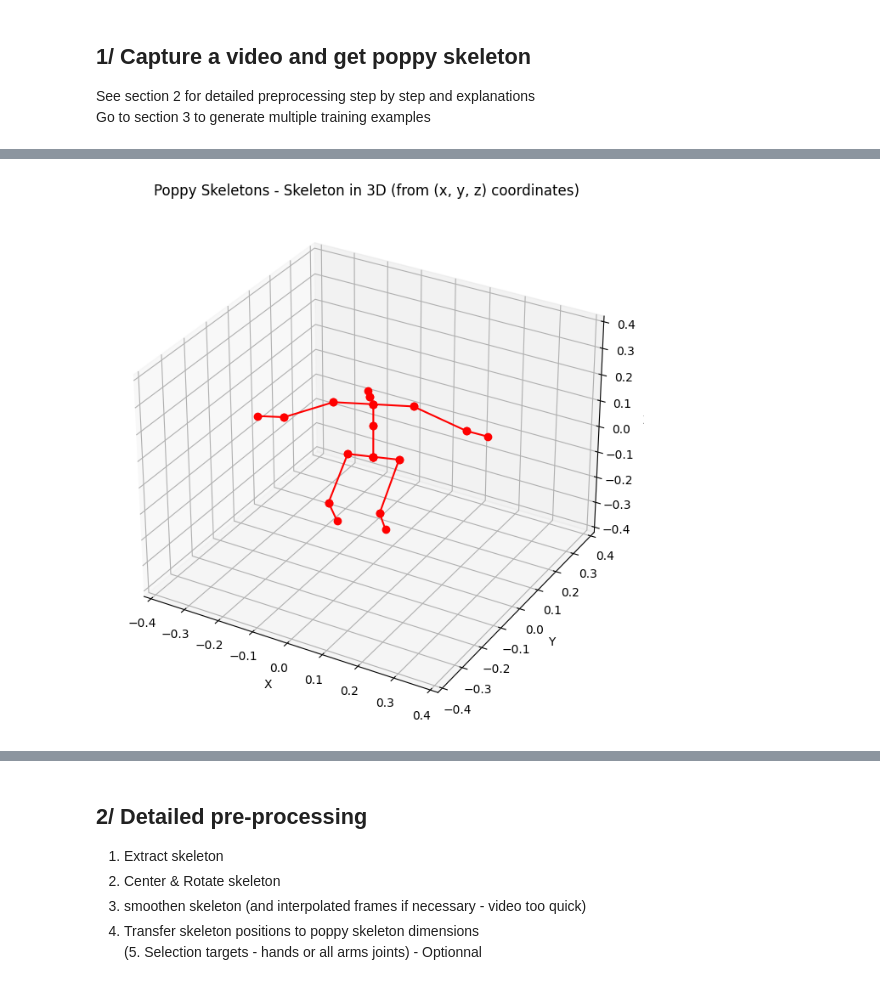
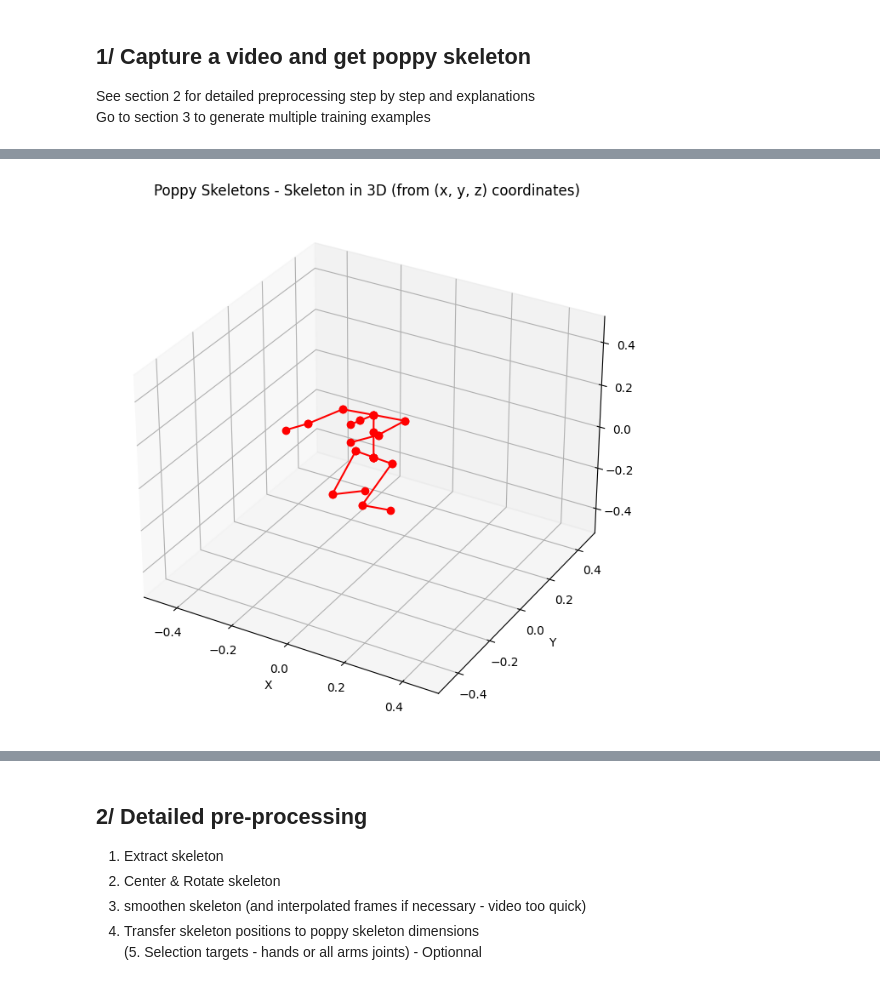
Before and after one commit to anaele-paris/Poppy, a Jupyter notebook: video_capturing.ipynb, the cells around one changed output, grey strips where cells are left out. Drawn from its saved outputs; the diff is of its cells as text; code cells hidden in the pictures.

```diff
--- a/video_capturing.ipynb
+++ b/video_capturing.ipynb
@@ -558,26 +584,26 @@ Image dimensions: (480, 640, 3)
 # %%
 # GET POPPY SKELETONS
 
 # Choose video file
-path = './resources/'
+path = './resources/' # './resources/sample_videos/'
 # file = 'mai1.mov'
-file = 'anaele_hoolahoop.mp4' # anaele_kneel_down.mp4  anaele_twist.mp4 anaele_hoolahoop.mp4
-# file = 'output.mp4'
+# file = 'anaele_bent_arms_3.mp4' # 'anaele_hoolahoop.mp4' # anaele_kneel_down.mp4  anaele_twist.mp4 anaele_hoolahoop.mp4
+file = filename
 video = path + file
 
 # Extract humain skeleton from video and preprocess
 skeletons = blazepose_skeletons(video)
 topology = [0, 0, 1, 2, 0, 4, 5, 0, 7, 8, 9, 8, 11, 12, 8, 14, 15] # connections between joints (see bellow)
-skeletons_pp = preprocess_skeletons(skeletons, topology, alpha= np.pi/4 ,ref_joint = 8 , smoothing_n=4, interpolation_factor = 1 )
+skeletons_pp = preprocess_skeletons(skeletons, topology, angle= np.pi/4 ,ref_joint = 0 , smoothing_n=4, interpolation_factor = 1 )
 torch.save(skeletons_pp, path + file[:-4] + '_skeletons.pt')
 plot_skeletons_video_xyz(skeletons_pp, topology, proportionnal=1, title='Preprocessed HUMAN Skeletons - ')
 
 # Get Poppy target skeleton from human skeleton
 poppy_lengths = torch.Tensor([0.0, 0.07, 0.18, 0.19, 0.07, 0.18, 0.19, 0.12, 0.08, 0.07, 0.05, 0.1, 0.15, 0.13, 0.1, 0.15, 0.13])
-poppy_skeletons = get_poppy_skeletons(skeletons, topology, poppy_lengths)
+poppy_skeletons = get_poppy_skeletons(skeletons_pp, topology, poppy_lengths)
 torch.save(poppy_skeletons, path + file[:-4] + '_poppy_skeletons.pt')
 
 # show poppy skeletons (target moovements)
 plot_skeletons_video_xyz(poppy_skeletons, topology, proportionnal=1, title='Poppy Skeletons - ')
 # %% [output]
-[figure, old version]
+[figure, new version]
```
Also changed, not shown: parts of 9 cells of this notebook, 35 other files.
